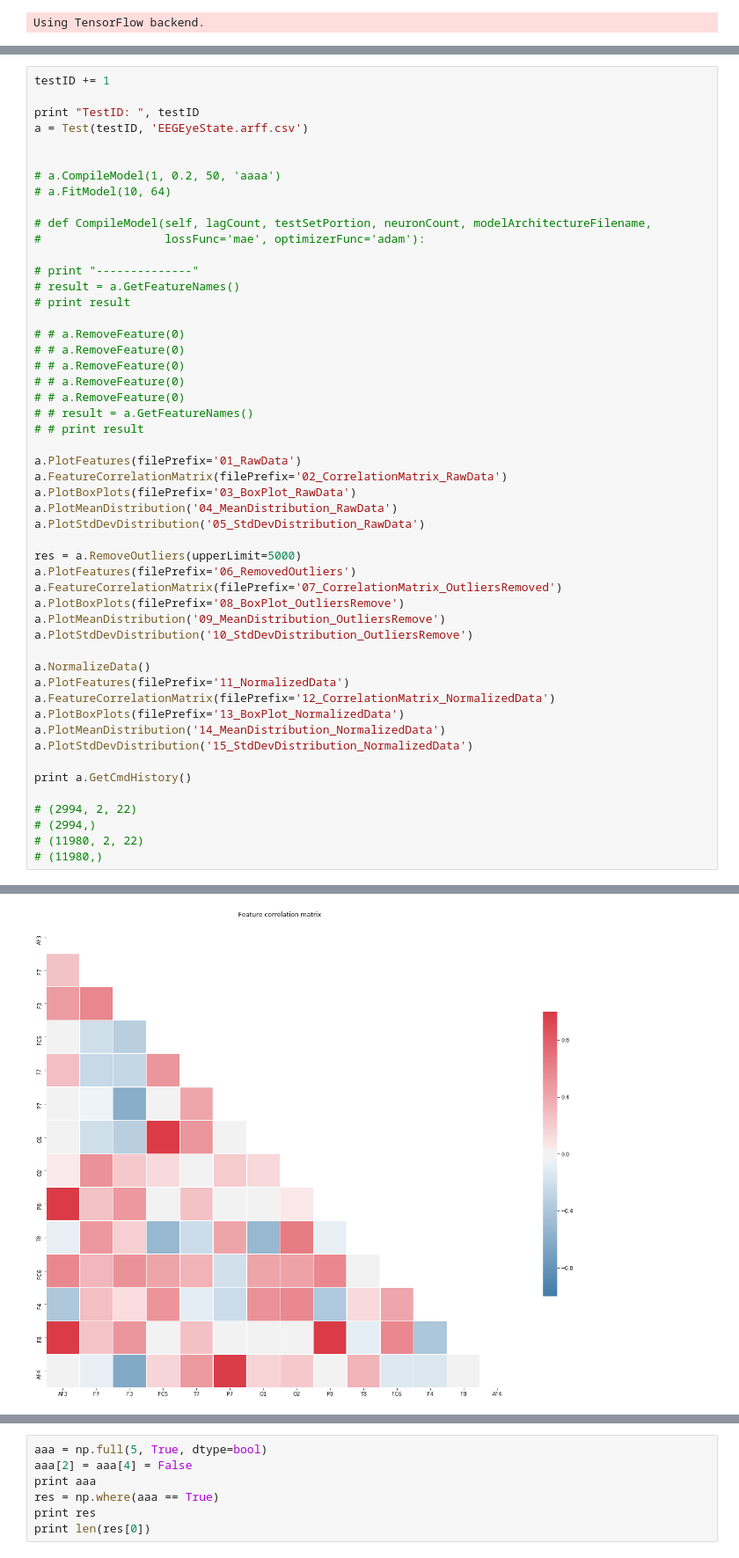
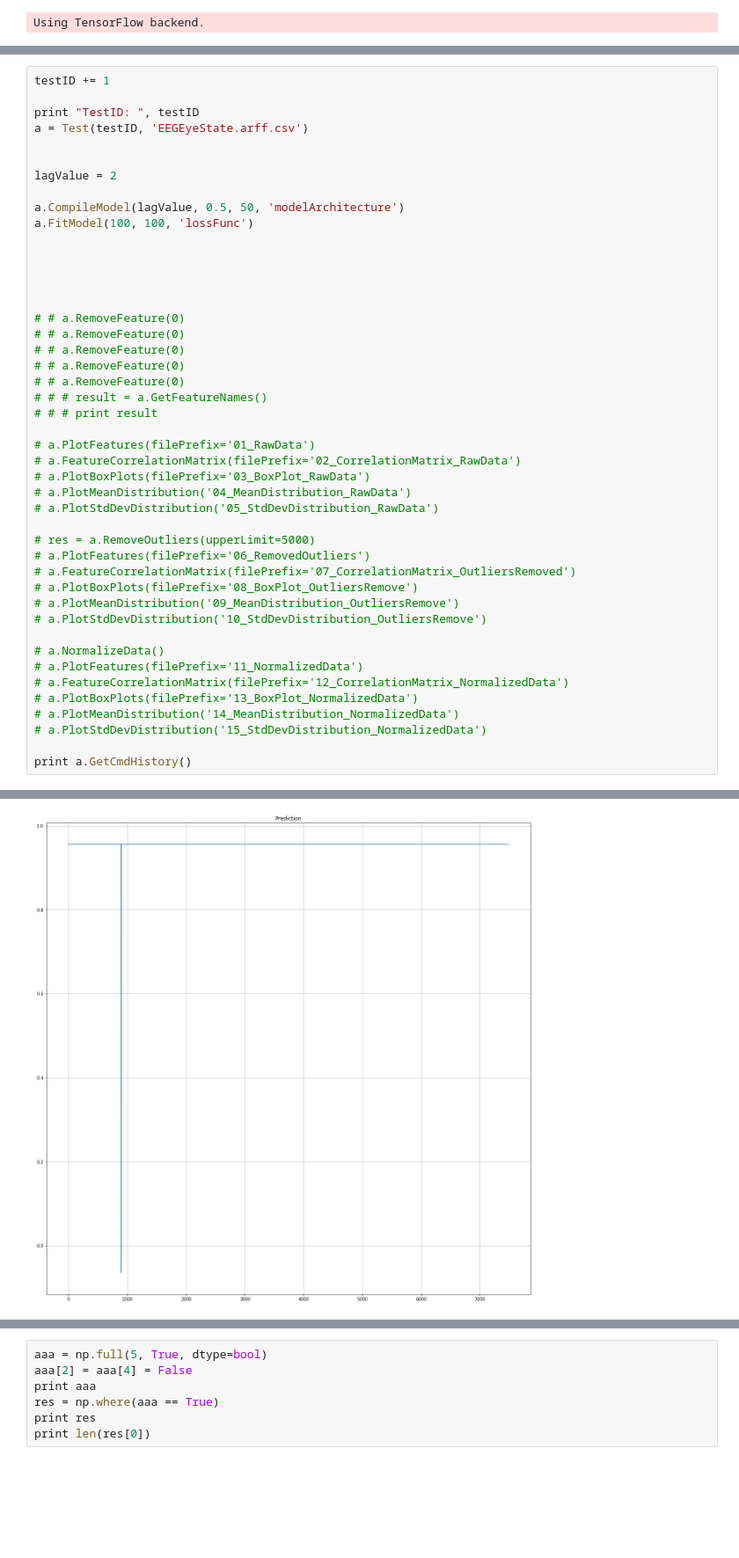
Before and after one commit to eldrad294/ICS5110_Practical_Assignment, a Jupyter notebook: src/Nicholas/EEGAssignment_LSTM/003/EEGAssignment_LSTM_003.ipynb, the cells around one changed output, grey strips where cells are left out. Shown at 88% size. Drawn from its saved outputs; the diff is of its cells as text; blank space fills up the shorter version.

```diff
--- a/src/Nicholas/EEGAssignment_LSTM/003/EEGAssignment_LSTM_003.ipynb
+++ b/src/Nicholas/EEGAssignment_LSTM/003/EEGAssignment_LSTM_003.ipynb
@@ -417,48 +447,42 @@ print "TestID: ", testID
 a = Test(testID, 'EEGEyeState.arff.csv')
 
 
-# a.CompileModel(1, 0.2, 50, 'aaaa')
-# a.FitModel(10, 64)
+lagValue = 2
 
-# def CompileModel(self, lagCount, testSetPortion, neuronCount, modelArchitectureFilename,
-#                  lossFunc='mae', optimizerFunc='adam'):
+a.CompileModel(lagValue, 0.5, 50, 'modelArchitecture')
+a.FitModel(100, 100, 'lossFunc')
 
-# print "--------------"
-# result = a.GetFeatureNames()
-# print result
+
+
+
 
 # # a.RemoveFeature(0)
 # # a.RemoveFeature(0)
 # # a.RemoveFeature(0)
 # # a.RemoveFeature(0)
 # # a.RemoveFeature(0)
-# # result = a.GetFeatureNames()
-# # print result
+# # # result = a.GetFeatureNames()
+# # # print result
 
-a.PlotFeatures(filePrefix='01_RawData')
-a.FeatureCorrelationMatrix(filePrefix='02_CorrelationMatrix_RawData')
-a.PlotBoxPlots(filePrefix='03_BoxPlot_RawData')
-a.PlotMeanDistribution('04_MeanDistribution_RawData')
-a.PlotStdDevDistribution('05_StdDevDistribution_RawData')
+# a.PlotFeatures(filePrefix='01_RawData')
+# a.FeatureCorrelationMatrix(filePrefix='02_CorrelationMatrix_RawData')
+# a.PlotBoxPlots(filePrefix='03_BoxPlot_RawData')
+# a.PlotMeanDistribution('04_MeanDistribution_RawData')
+# a.PlotStdDevDistribution('05_StdDevDistribution_RawData')
 
-res = a.RemoveOutliers(upperLimit=5000)
-a.PlotFeatures(filePrefix='06_RemovedOutliers')
-a.FeatureCorrelationMatrix(filePrefix='07_CorrelationMatrix_OutliersRemoved')
-a.PlotBoxPlots(filePrefix='08_BoxPlot_OutliersRemove')
-a.PlotMeanDistribution('09_MeanDistribution_OutliersRemove')
-a.PlotStdDevDistribution('10_StdDevDistribution_OutliersRemove')
+# res = a.RemoveOutliers(upperLimit=5000)
+# a.PlotFeatures(filePrefix='06_RemovedOutliers')
+# a.FeatureCorrelationMatrix(filePrefix='07_CorrelationMatrix_OutliersRemoved')
+# a.PlotBoxPlots(filePrefix='08_BoxPlot_OutliersRemove')
+# a.PlotMeanDistribution('09_MeanDistribution_OutliersRemove')
+# a.PlotStdDevDistribution('10_StdDevDistribution_OutliersRemove')
 
-a.NormalizeData()
-a.PlotFeatures(filePrefix='11_NormalizedData')
-a.FeatureCorrelationMatrix(filePrefix='12_CorrelationMatrix_NormalizedData')
-a.PlotBoxPlots(filePrefix='13_BoxPlot_NormalizedData')
-a.PlotMeanDistribution('14_MeanDistribution_NormalizedData')
-a.PlotStdDevDistribution('15_StdDevDistribution_NormalizedData')
+# a.NormalizeData()
+# a.PlotFeatures(filePrefix='11_NormalizedData')
+# a.FeatureCorrelationMatrix(filePrefix='12_CorrelationMatrix_NormalizedData')
+# a.PlotBoxPlots(filePrefix='13_BoxPlot_NormalizedData')
+# a.PlotMeanDistribution('14_MeanDistribution_NormalizedData')
+# a.PlotStdDevDistribution('15_StdDevDistribution_NormalizedData')
 
 print a.GetCmdHistory()
-
-# (2994, 2, 22)
-# (2994,)
-# (11980, 2, 22)
-# (11980,)
 # %% [output]
@@ -469 +507 @@ RemoveOutliers_Upper_5000_Lower_None
-[figure, old version]
+[figure, new version]
```
Also changed, not shown: parts of 3 cells of this notebook.
